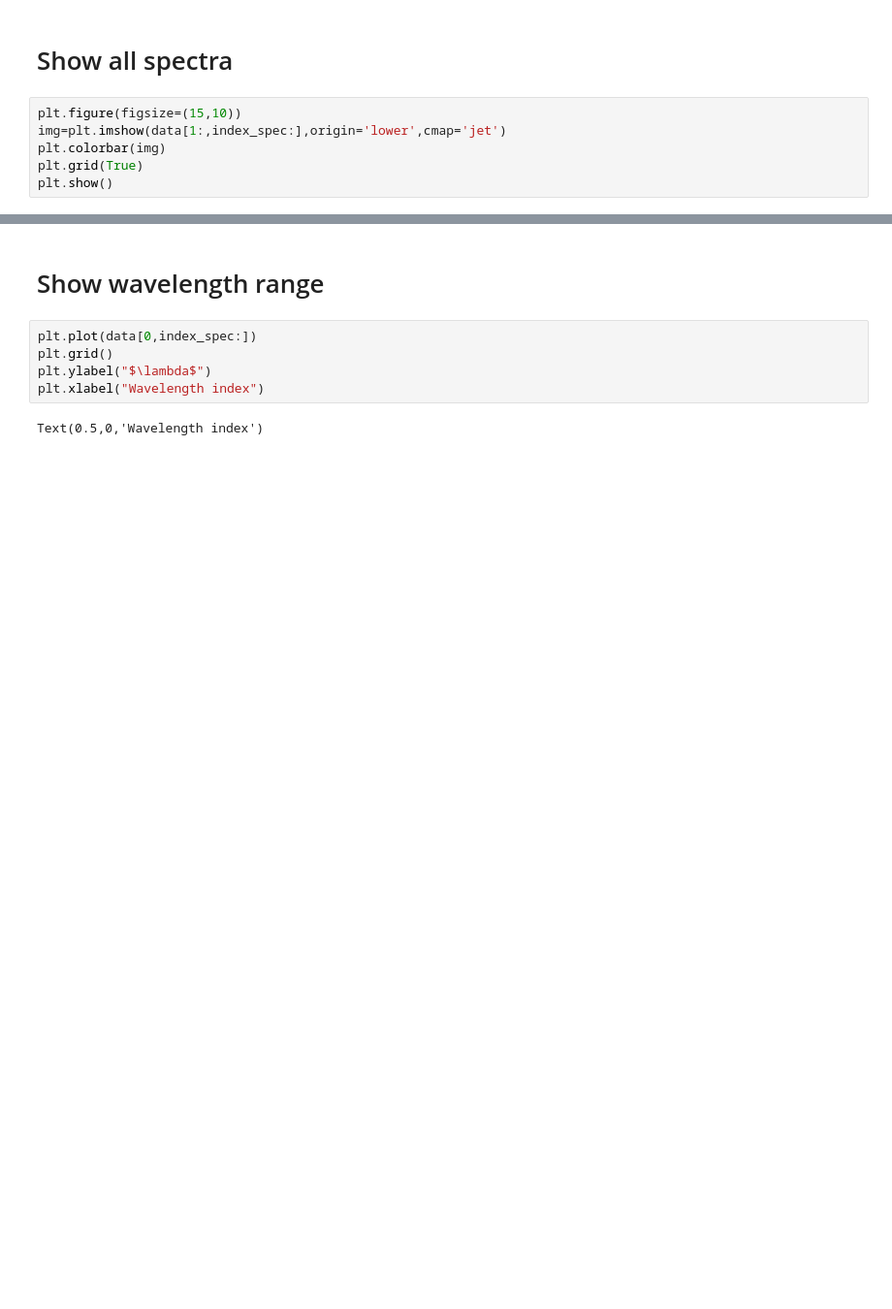
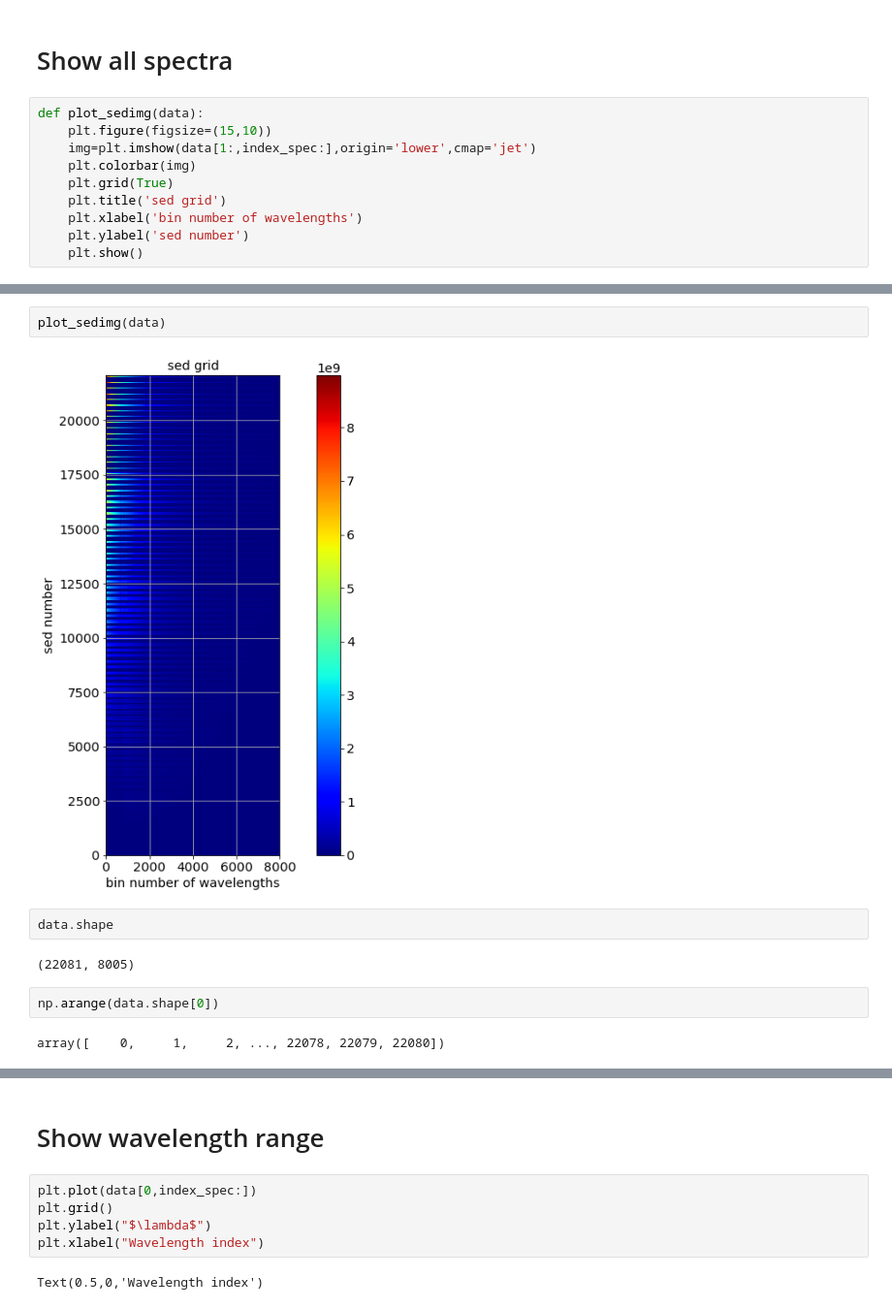
Before and after one commit to LSSTDESC/MiniDataChalgAtmosphere, a Jupyter notebook: pysynphotsed/CheckGridSED.ipynb, the cells around one changed output, grey strips where cells are left out. Shown at 97% size. Cells and saved outputs as stored; diff of their text form; blank space fills up the shorter version.

```diff
--- a/pysynphotsed/CheckGridSED.ipynb
+++ b/pysynphotsed/CheckGridSED.ipynb
@@ -61,8 +76,12 @@ LOGG    = '[ 0.  1.  2.  3.  4.  5.]'
 # %% [markdown]
 # Show all spectra
 # %%
-plt.figure(figsize=(15,10))
-img=plt.imshow(data[1:,index_spec:],origin='lower',cmap='jet')
-plt.colorbar(img)
-plt.grid(True)
-plt.show()
+def plot_sedimg(data):
+    plt.figure(figsize=(15,10))
+    img=plt.imshow(data[1:,index_spec:],origin='lower',cmap='jet')
+    plt.colorbar(img)
+    plt.grid(True)
+    plt.title('sed grid')
+    plt.xlabel('bin number of wavelengths')
+    plt.ylabel('sed number')
+    plt.show()
@@ -70,0 +100,12 @@ plt.show()
+# %%
+plot_sedimg(data)
+# %% [output]
+[figure, added]
+# %%
+data.shape
+# %% [output]
+(22081, 8005)
+# %%
+np.arange(data.shape[0])
+# %% [output]
+array([    0,     1,     2, ..., 22078, 22079, 22080])
```
Also changed, not shown: parts of 13 cells of this notebook, 2 other files.
